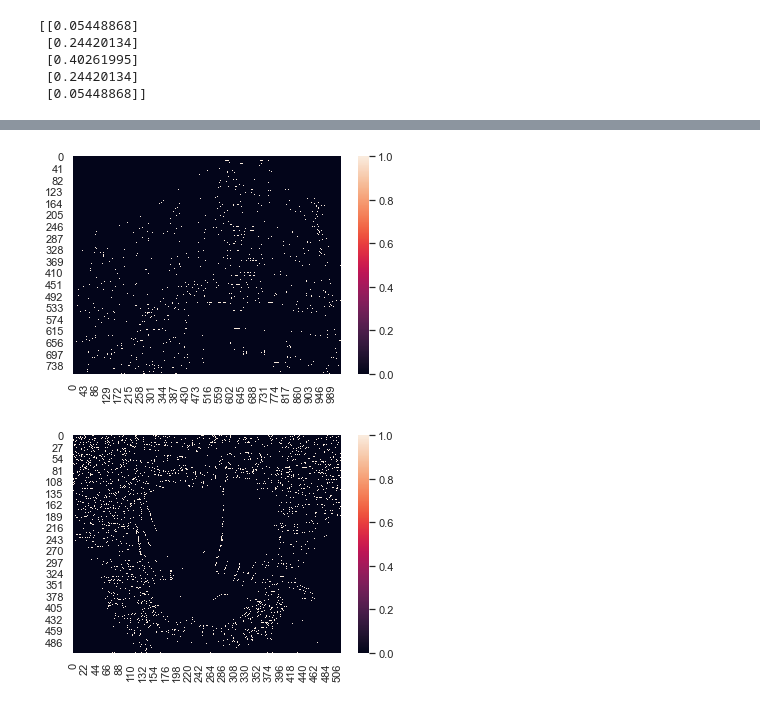
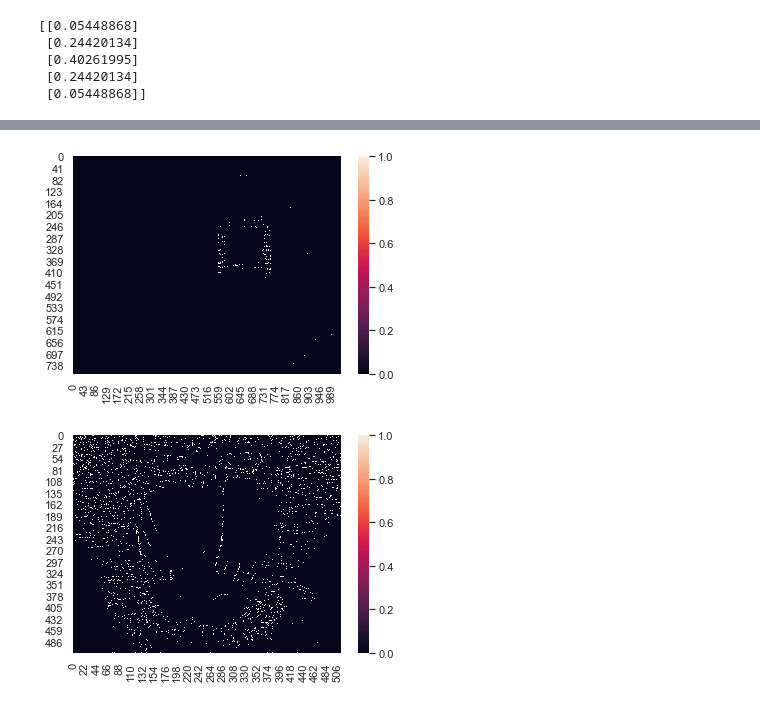
Before and after one commit to kwantlin/student-assignment-1, a Jupyter notebook: hw1.ipynb, the cells around one changed output, grey strips where cells are left out. Saved outputs shown, nothing was run; the diff lists cells and outputs as text; code cells hidden in the pictures.

```diff
--- a/hw1.ipynb
+++ b/hw1.ipynb
@@ -151,6 +165,0 @@ ax2 = sns.heatmap(D)
-# %%
-for i in range(D.shape[0]):
-    for j in range(D.shape[1]):
-        if D[i][j]<0:
-            D[i][j]+=pi
-ax21 = sns.heatmap(D)
@@ -211,33 +218,33 @@ normalized I
 # %%
 
-th = 0.1
-tl = 0
+th = 0.7
+tl = 0.5
 for i in range(I.shape[0]):
     for j in range(I.shape[1]):
         if I_normal[i][j] > th:
 #             edgemap[i][j] = 1
             to_check = [(i,j)]
             while(to_check):
                 p = to_check.pop(0)
                 if edgemap[p] == 0:
                     if D_prime[i][j] == 0:
                         n1, n2 = (max(0,p[0]-1), p[1]), (min(I.shape[0]-1, p[0]+1), p[1])
                     elif D_prime[i][j] == pi/4:
                         n1, n2 = (max(0,p[0]-1), max(0,p[1]-1)), (min(I.shape[0]-1, p[0]+1), min(I.shape[1]-1,p[1]+1))
                     elif D_prime[i][j] == pi/2:
                         n1, n2 = (p[0], max(0,p[1]-1)), (p[0], min(I.shape[1]-1,p[1]+1))
                     else:
                         n1, n2 = (max(0,p[0]-1), min(I.shape[1]-1,p[1]+1)), (min(I.shape[0]-1, p[0]+1), max(0,p[1]-1))
                     if I_normal[n1] > tl:
                         to_check.append(n1)
                         edgemap[n1] = 1
                     if I_normal[n2] > tl:
                         to_check.append(n2)
                         edgemap[n2] = 1
 
 ax5 = sns.heatmap(edgemap)
 # %% [output]
-[figure, old version]
+[figure, new version]
 # %%
 img_mandrill = cv2.imread('example_images/mandrill.jpg', 1)
 gray_mandrill = cv2.cvtColor(img_mandrill, cv2.COLOR_BGR2GRAY)
```
Also changed, not shown: parts of 10 cells of this notebook, 1 other file.
